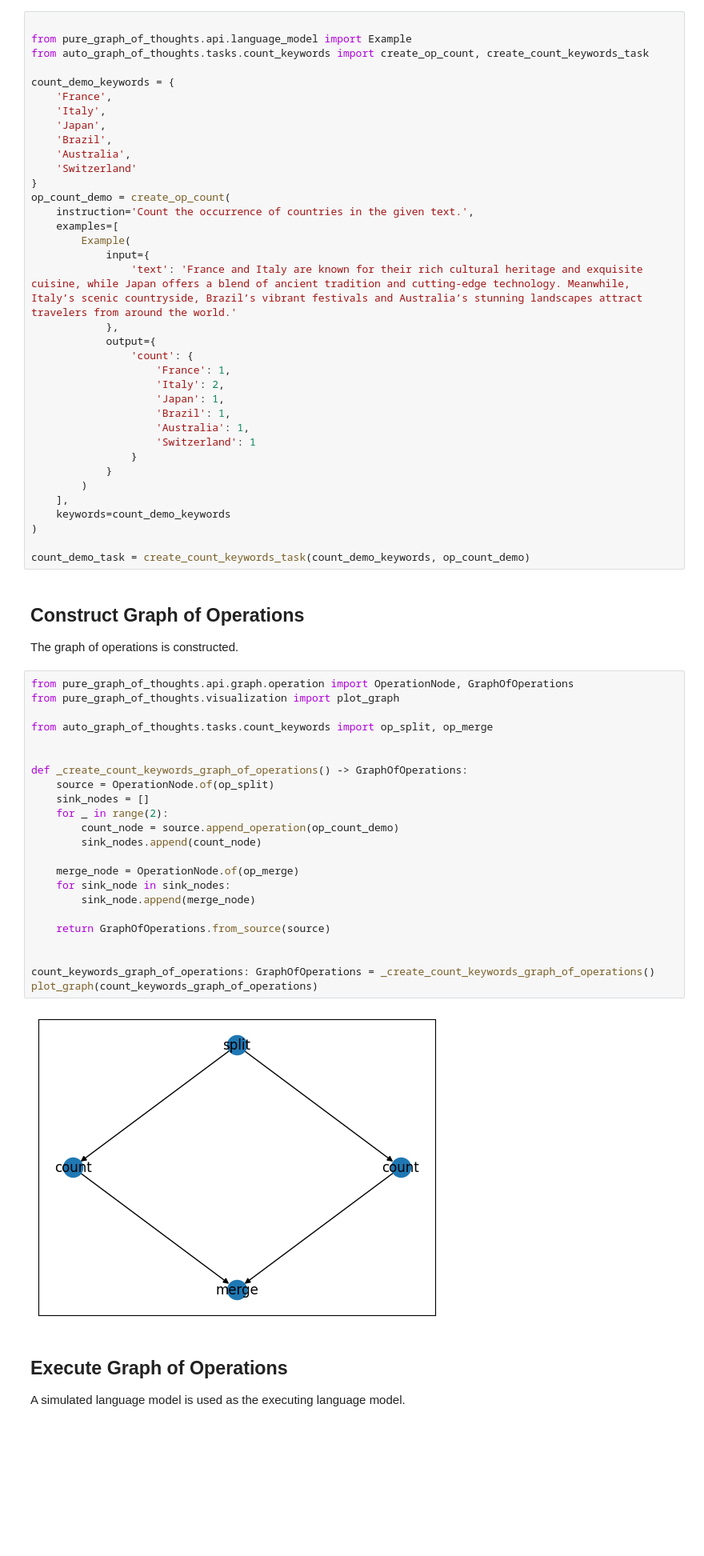
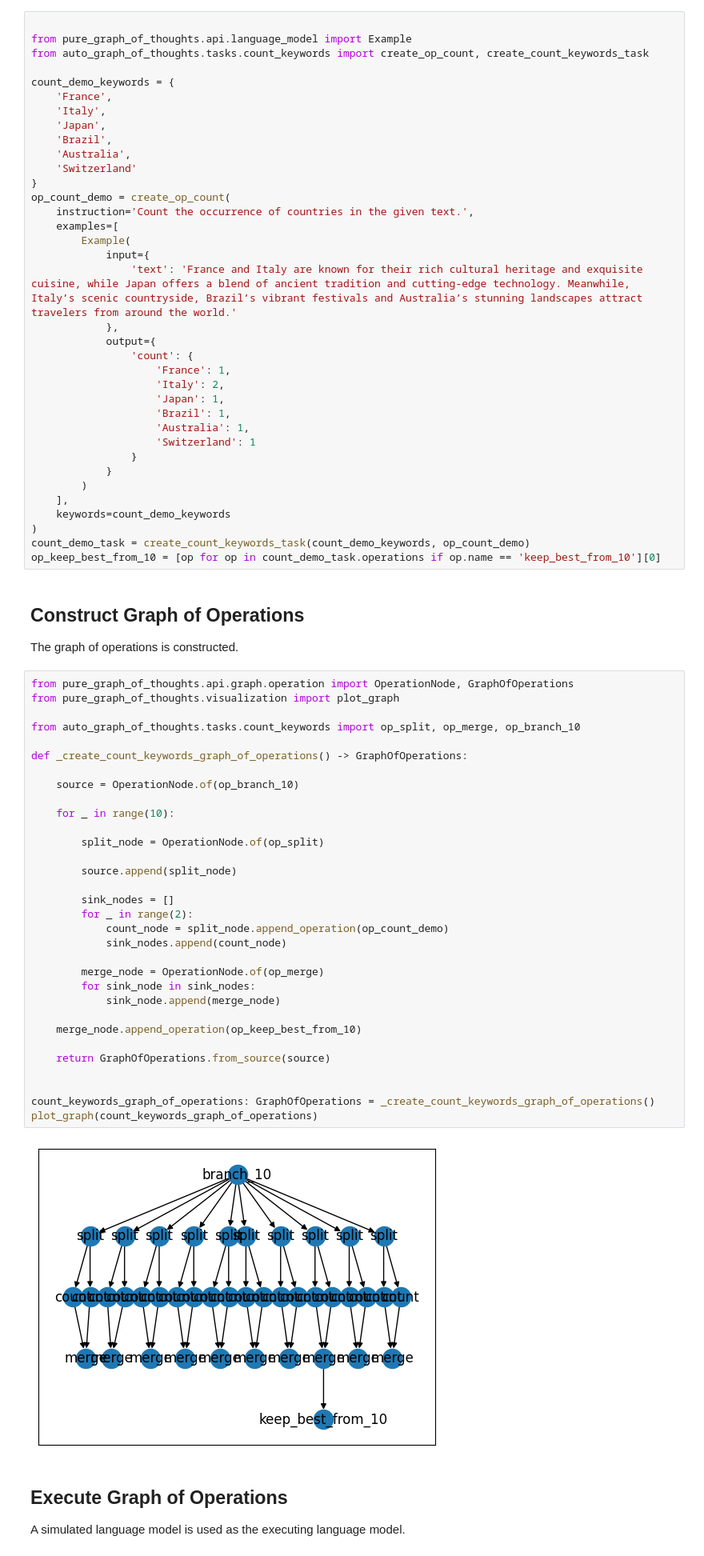
Before and after one commit to mriesen/auto-graph-of-thoughts, a Jupyter notebook: notebooks/manual/manual_got_count_keywords.ipynb, the cells around one changed output. Shown: that part at 80% size. Drawn from its saved outputs; the diff is of its cells as text; blank space fills up the shorter version.

Commit message:
feat(notebooks): update manual examples after auto-got API changes

```diff
--- a/notebooks/manual/manual_got_count_keywords.ipynb
+++ b/notebooks/manual/manual_got_count_keywords.ipynb
@@ -37,36 +37,45 @@ op_count_demo = create_op_count(
     ],
     keywords=count_demo_keywords
 )
-
 count_demo_task = create_count_keywords_task(count_demo_keywords, op_count_demo)
+op_keep_best_from_10 = [op for op in count_demo_task.operations if op.name == 'keep_best_from_10'][0]
 # %% [markdown]
 ## Construct Graph of Operations
 The graph of operations is constructed.
 # %%
 from pure_graph_of_thoughts.api.graph.operation import OperationNode, GraphOfOperations
 from pure_graph_of_thoughts.visualization import plot_graph
 
-from auto_graph_of_thoughts.tasks.count_keywords import op_split, op_merge
-
+from auto_graph_of_thoughts.tasks.count_keywords import op_split, op_merge, op_branch_10
 
 def _create_count_keywords_graph_of_operations() -> GraphOfOperations:
-    source = OperationNode.of(op_split)
-    sink_nodes = []
-    for _ in range(2):
-        count_node = source.append_operation(op_count_demo)
-        sink_nodes.append(count_node)
 
-    merge_node = OperationNode.of(op_merge)
-    for sink_node in sink_nodes:
-        sink_node.append(merge_node)
+    source = OperationNode.of(op_branch_10)
+
+    for _ in range(10):
+
+        split_node = OperationNode.of(op_split)
+
+        source.append(split_node)
+
+        sink_nodes = []
+        for _ in range(2):
+            count_node = split_node.append_operation(op_count_demo)
+            sink_nodes.append(count_node)
+
+        merge_node = OperationNode.of(op_merge)
+        for sink_node in sink_nodes:
+            sink_node.append(merge_node)
+
+    merge_node.append_operation(op_keep_best_from_10)
 
     return GraphOfOperations.from_source(source)
 
 
 count_keywords_graph_of_operations: GraphOfOperations = _create_count_keywords_graph_of_operations()
 plot_graph(count_keywords_graph_of_operations)
 # %% [output]
-[figure, old version]
+[figure, new version]
 # %% [markdown]
 ## Execute Graph of Operations
 A simulated language model is used as the executing language model.
```
Also changed, not shown: parts of 3 cells of this notebook, 3 other files.
